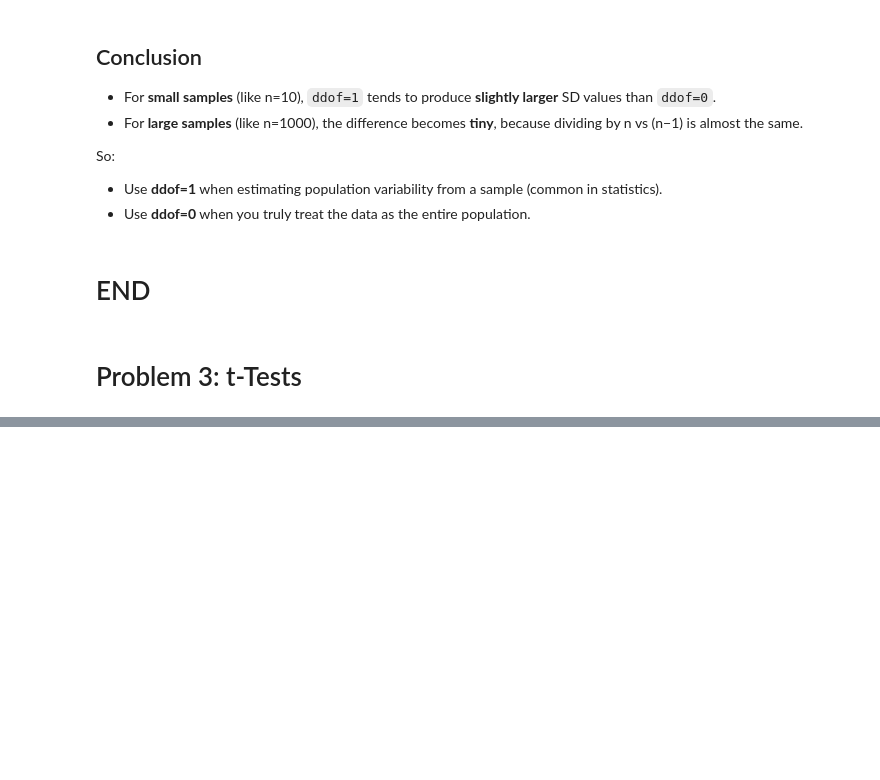
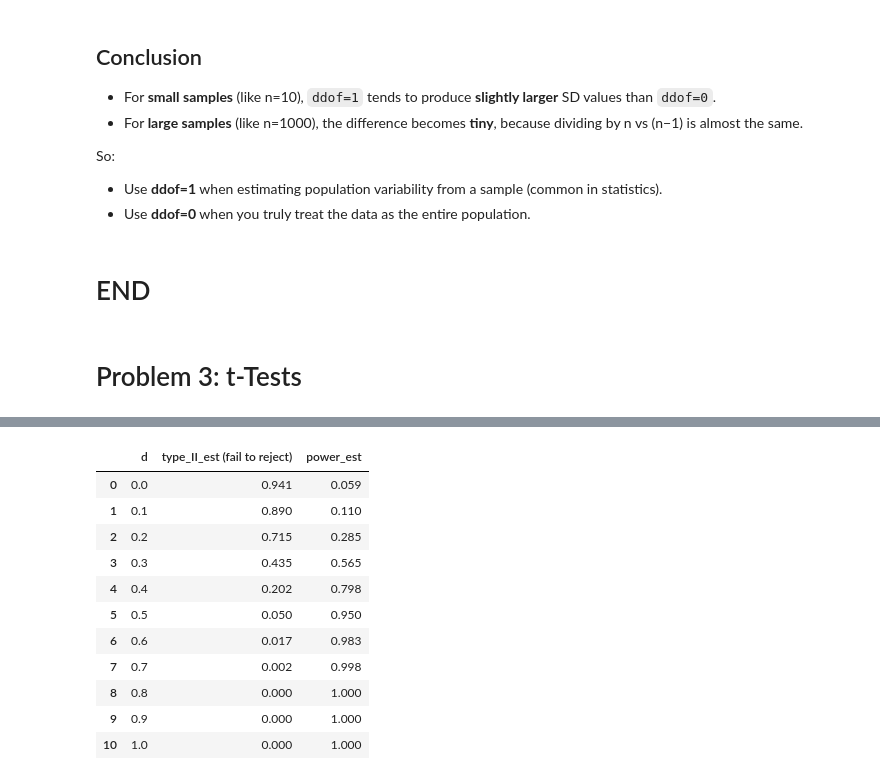
Before and after one commit to Emmet-Devaney/applied_statistics_2025, a Jupyter notebook: problems.ipynb, the cells around one changed output, grey strips where cells are left out. Cells and saved outputs as stored; diff of their text form; code cells hidden in the pictures; blank space fills up the shorter version.

```diff
--- a/problems.ipynb
+++ b/problems.ipynb
@@ -220,0 +265,34 @@ Plot this proportion against d, and explain how the type II error rate changes a
+# %%
+results = []
+
+for d in ds:
+    fail_to_reject = 0
+
+    for _ in range(k):
+        group_a = rng.normal(loc=0.0, scale=1.0, size=n)
+        group_b = rng.normal(loc=d,   scale=1.0, size=n)
+
+        t_stat, p_value = stats.ttest_ind(group_a, group_b, equal_var=True)
+
+        if p_value >= alpha:
+            fail_to_reject += 1
+
+    prop_fail = fail_to_reject / k
+    power = 1.0 - prop_fail
+    results.append((d, prop_fail, power))
+
+df = pd.DataFrame(results, columns=["d", "type_II_est (fail to reject)", "power_est"])
+df
+# %% [output]
+|  | d | type_II_est (fail to reject) | power_est |
+| 0 | 0.0 | 0.941 | 0.059 |
+| 1 | 0.1 | 0.890 | 0.110 |
+| 2 | 0.2 | 0.715 | 0.285 |
+| 3 | 0.3 | 0.435 | 0.565 |
+| 4 | 0.4 | 0.202 | 0.798 |
+| 5 | 0.5 | 0.050 | 0.950 |
+| 6 | 0.6 | 0.017 | 0.983 |
+| 7 | 0.7 | 0.002 | 0.998 |
+| 8 | 0.8 | 0.000 | 1.000 |
+| 9 | 0.9 | 0.000 | 1.000 |
+| 10 | 1.0 | 0.000 | 1.000 |
```
Also changed, not shown: parts of 18 cells of this notebook.
